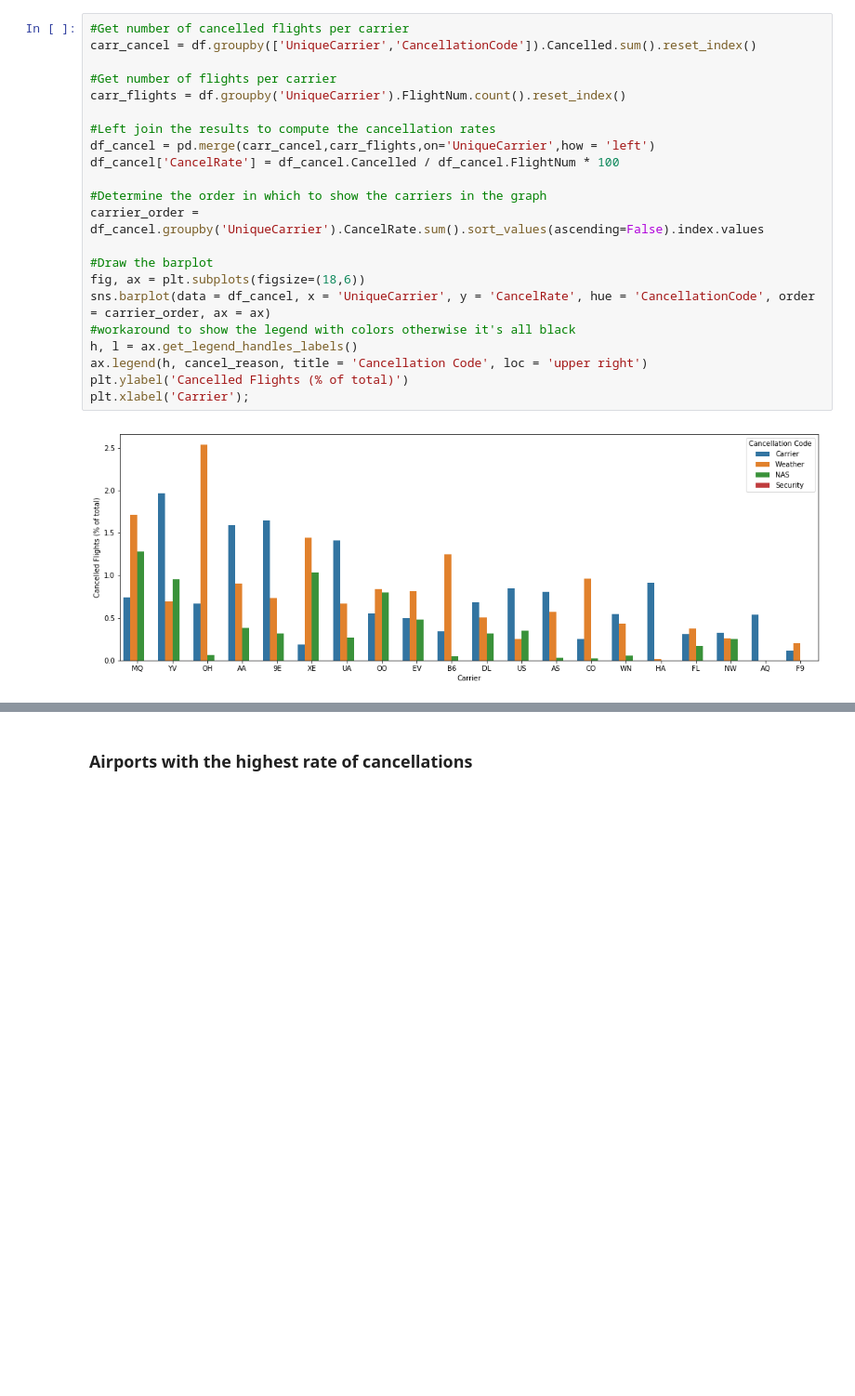
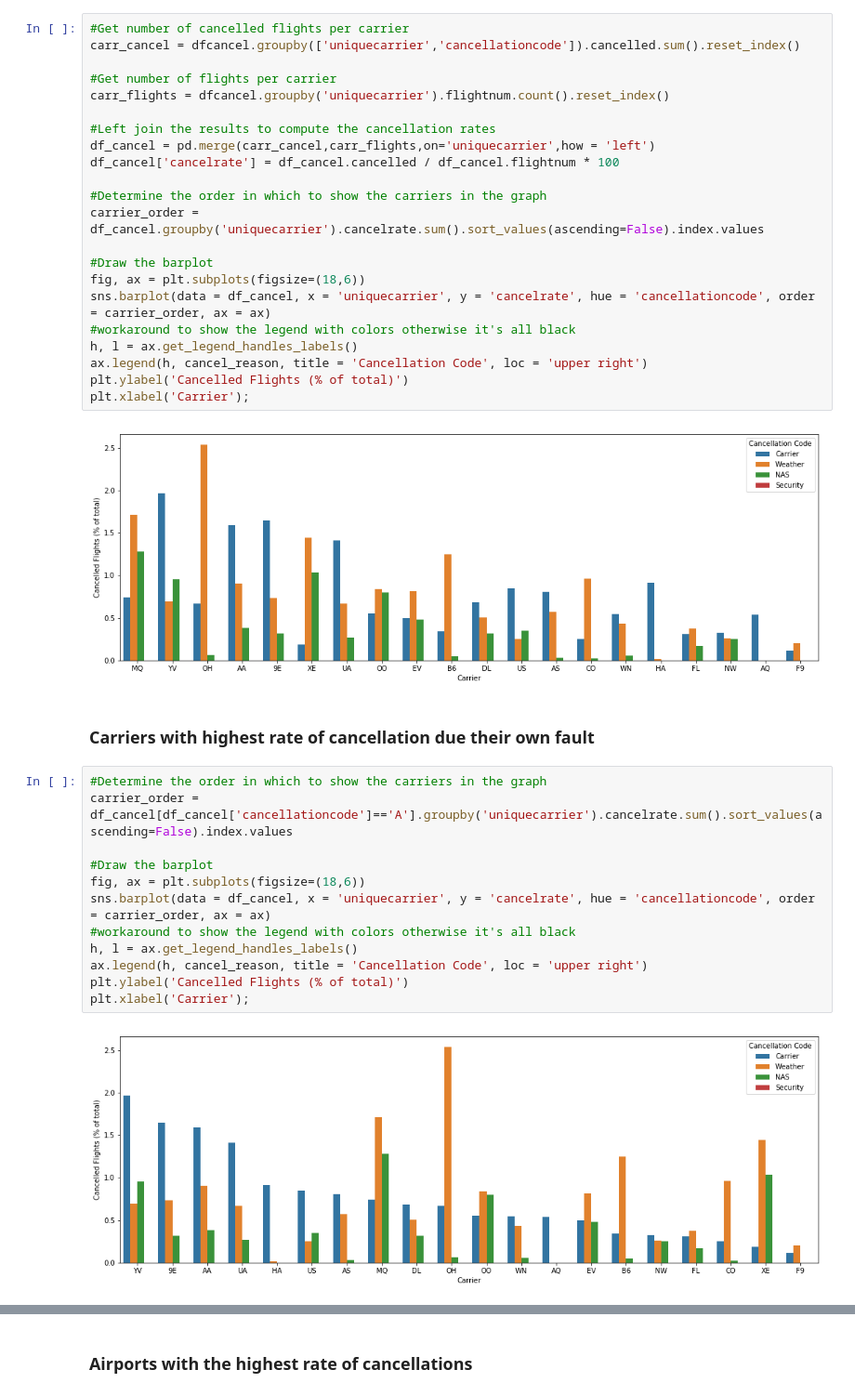
Before and after one commit to MihaiECh/FlightsAnalysis, a Jupyter notebook: FlightsAnalysis.ipynb, the cells around one changed output, grey strips where cells are left out. Shown at 93% size. Saved outputs shown, nothing was run; the diff lists cells and outputs as text; blank space fills up the shorter version.

```diff
--- a/FlightsAnalysis.ipynb
+++ b/FlightsAnalysis.ipynb
@@ -408,21 +412,21 @@ dfcancel.head(3)
 ### Carriers with the highest percentage of cancellations
 # %%
 #Get number of cancelled flights per carrier
-carr_cancel = df.groupby(['UniqueCarrier','CancellationCode']).Cancelled.sum().reset_index()
+carr_cancel = dfcancel.groupby(['uniquecarrier','cancellationcode']).cancelled.sum().reset_index()
 
 #Get number of flights per carrier
-carr_flights = df.groupby('UniqueCarrier').FlightNum.count().reset_index()
+carr_flights = dfcancel.groupby('uniquecarrier').flightnum.count().reset_index()
 
 #Left join the results to compute the cancellation rates
-df_cancel = pd.merge(carr_cancel,carr_flights,on='UniqueCarrier',how = 'left')
-df_cancel['CancelRate'] = df_cancel.Cancelled / df_cancel.FlightNum * 100
+df_cancel = pd.merge(carr_cancel,carr_flights,on='uniquecarrier',how = 'left')
+df_cancel['cancelrate'] = df_cancel.cancelled / df_cancel.flightnum * 100
 
 #Determine the order in which to show the carriers in the graph
-carrier_order = df_cancel.groupby('UniqueCarrier').CancelRate.sum().sort_values(ascending=False).index.values
+carrier_order = df_cancel.groupby('uniquecarrier').cancelrate.sum().sort_values(ascending=False).index.values
 
 #Draw the barplot
 fig, ax = plt.subplots(figsize=(18,6))
-sns.barplot(data = df_cancel, x = 'UniqueCarrier', y = 'CancelRate', hue = 'CancellationCode', order = carrier_order, ax = ax)
+sns.barplot(data = df_cancel, x = 'uniquecarrier', y = 'cancelrate', hue = 'cancellationcode', order = carrier_order, ax = ax)
 #workaround to show the legend with colors otherwise it's all black
 h, l = ax.get_legend_handles_labels()
 ax.legend(h, cancel_reason, title = 'Cancellation Code', loc = 'upper right')
@@ -430,3 +434,19 @@ plt.ylabel('Cancelled Flights (% of total)')
 plt.xlabel('Carrier');
 # %% [output]
 [figure]
+# %% [markdown]
+### Carriers with highest rate of cancellation due their own fault
+# %%
+#Determine the order in which to show the carriers in the graph
+carrier_order = df_cancel[df_cancel['cancellationcode']=='A'].groupby('uniquecarrier').cancelrate.sum().sort_values(ascending=False).index.values
+
+#Draw the barplot
+fig, ax = plt.subplots(figsize=(18,6))
+sns.barplot(data = df_cancel, x = 'uniquecarrier', y = 'cancelrate', hue = 'cancellationcode', order = carrier_order, ax = ax)
+#workaround to show the legend with colors otherwise it's all black
+h, l = ax.get_legend_handles_labels()
+ax.legend(h, cancel_reason, title = 'Cancellation Code', loc = 'upper right')
+plt.ylabel('Cancelled Flights (% of total)')
+plt.xlabel('Carrier');
+# %% [output]
+[figure, added]
```
Also changed, not shown: parts of 36 cells of this notebook.
